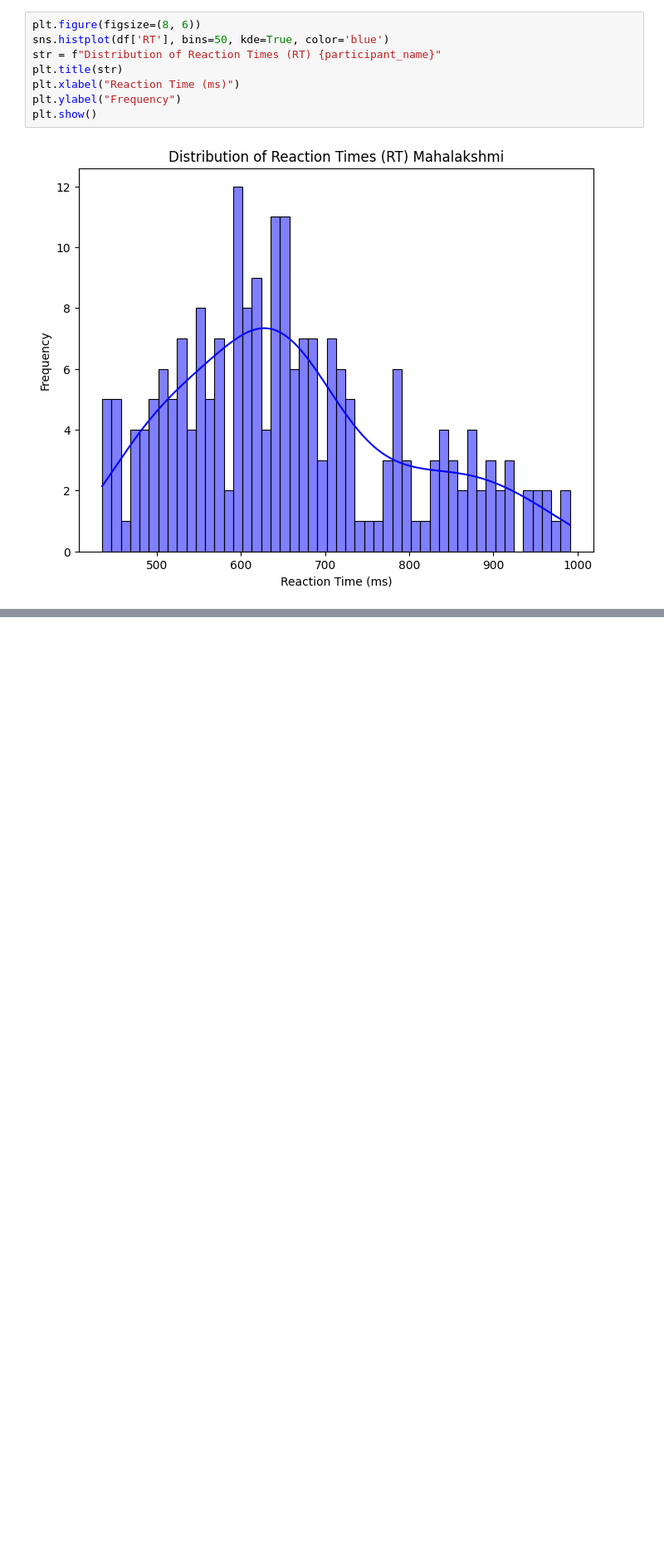
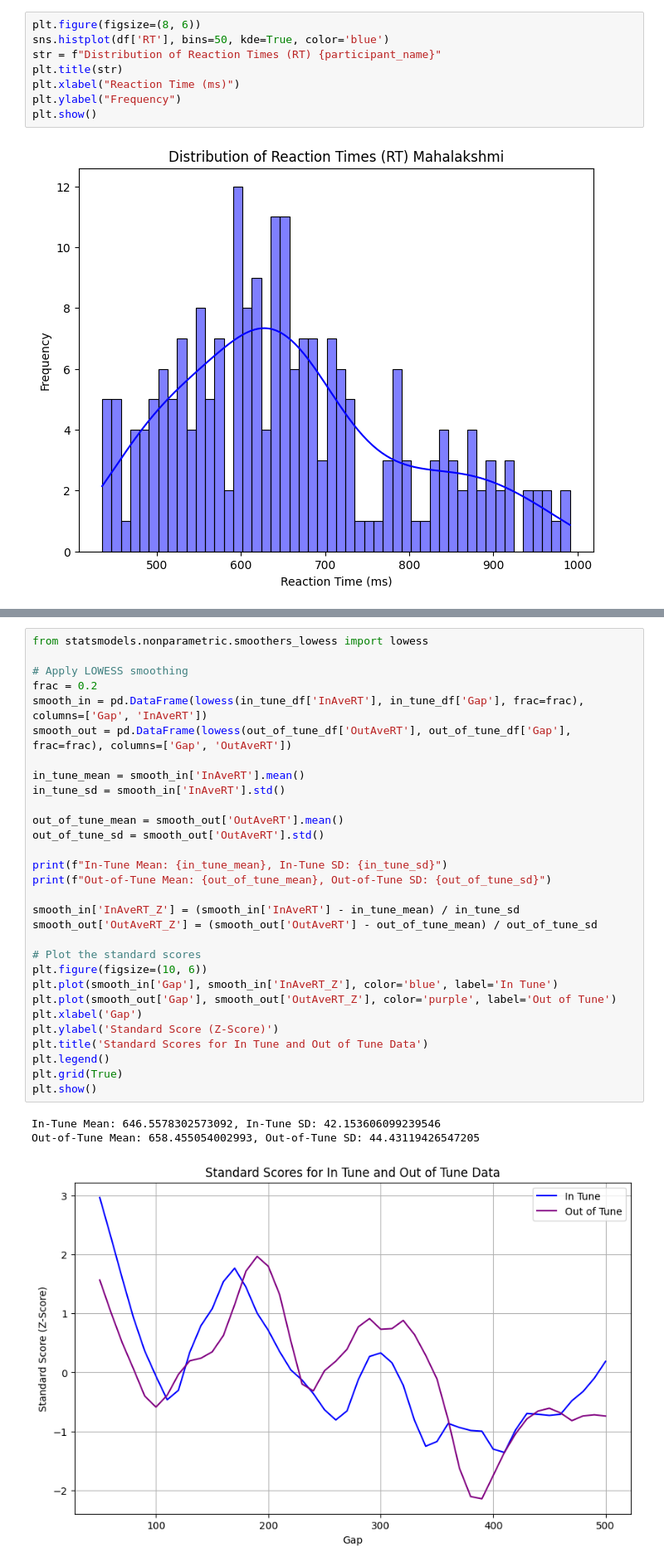
Before and after one commit to vidhyakshayakannan/Temporal-Attention, a Jupyter notebook: analysis/analysis.ipynb, the cells around one changed output, grey strips where cells are left out. Shown at 83% size. Cells and saved outputs as stored; diff of their text form; blank space fills up the shorter version.

```diff
--- a/analysis/analysis.ipynb
+++ b/analysis/analysis.ipynb
@@ -307,0 +293,34 @@ plt.show()
+# %%
+from statsmodels.nonparametric.smoothers_lowess import lowess
+
+# Apply LOWESS smoothing
+frac = 0.2
+smooth_in = pd.DataFrame(lowess(in_tune_df['InAveRT'], in_tune_df['Gap'], frac=frac), columns=['Gap', 'InAveRT'])
+smooth_out = pd.DataFrame(lowess(out_of_tune_df['OutAveRT'], out_of_tune_df['Gap'], frac=frac), columns=['Gap', 'OutAveRT'])
+
+in_tune_mean = smooth_in['InAveRT'].mean()
+in_tune_sd = smooth_in['InAveRT'].std()
+
+out_of_tune_mean = smooth_out['OutAveRT'].mean()
+out_of_tune_sd = smooth_out['OutAveRT'].std()
+
+print(f"In-Tune Mean: {in_tune_mean}, In-Tune SD: {in_tune_sd}")
+print(f"Out-of-Tune Mean: {out_of_tune_mean}, Out-of-Tune SD: {out_of_tune_sd}")
+
+smooth_in['InAveRT_Z'] = (smooth_in['InAveRT'] - in_tune_mean) / in_tune_sd
+smooth_out['OutAveRT_Z'] = (smooth_out['OutAveRT'] - out_of_tune_mean) / out_of_tune_sd
+
+# Plot the standard scores
+plt.figure(figsize=(10, 6))
+plt.plot(smooth_in['Gap'], smooth_in['InAveRT_Z'], color='blue', label='In Tune')
+plt.plot(smooth_out['Gap'], smooth_out['OutAveRT_Z'], color='purple', label='Out of Tune')
+plt.xlabel('Gap')
+plt.ylabel('Standard Score (Z-Score)')
+plt.title('Standard Scores for In Tune and Out of Tune Data')
+plt.legend()
+plt.grid(True)
+plt.show()
+# %% [output]
+In-Tune Mean: 646.5578302573092, In-Tune SD: 42.153606099239546
+Out-of-Tune Mean: 658.455054002993, Out-of-Tune SD: 44.43119426547205
+[figure, added]
```
Also changed, not shown: parts of 8 cells of this notebook, 1 other file.
